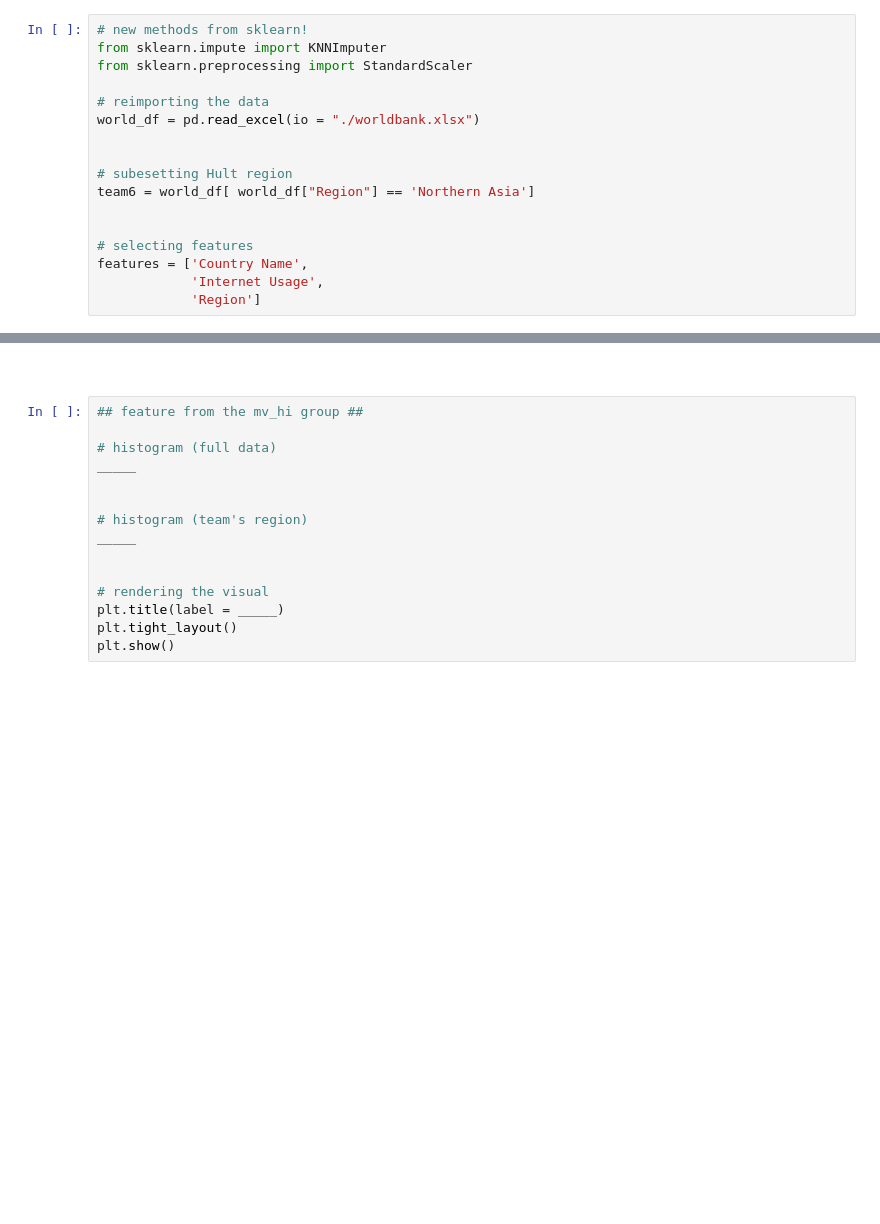
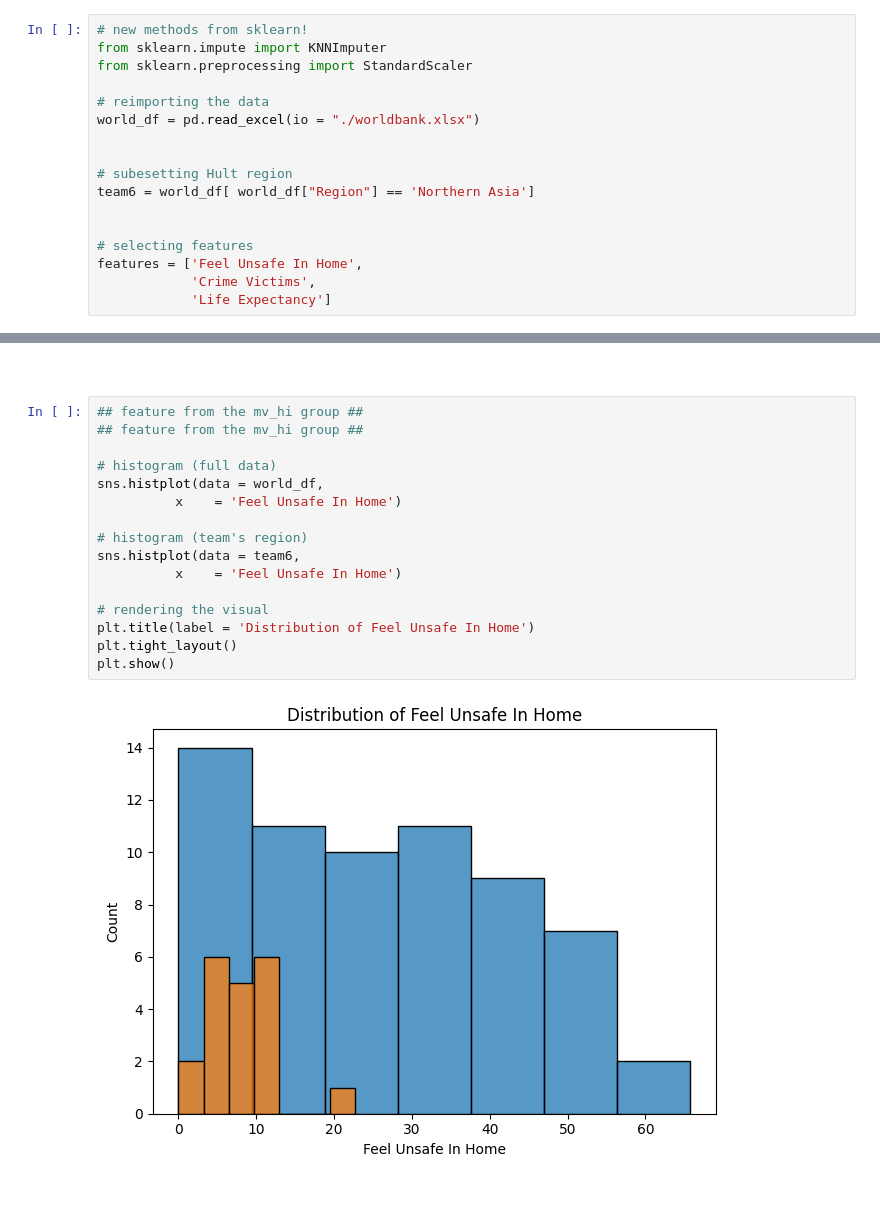
Before and after one commit to TichaonaDamis/Missing-Value-Analysis-and-Imputation-using-Python, a Jupyter notebook: Template - Missing Value Analysis and Imputation (1).ipynb, the cells around one changed output, grey strips where cells are left out. Saved outputs shown, nothing was run; the diff lists cells and outputs as text; blank space fills up the shorter version.

```diff
--- a/Template - Missing Value Analysis and Imputation (1).ipynb
+++ b/Template - Missing Value Analysis and Imputation (1).ipynb
@@ -633,6 +641,6 @@ team6 = world_df[ world_df["Region"] == 'Northern Asia']
 
 
 # selecting features
-features = ['Country Name',
-            'Internet Usage',
-            'Region']
+features = ['Feel Unsafe In Home',
+            'Crime Victims',
+            'Life Expectancy']
@@ -663,20 +687,23 @@ team6[features]
 # %% [markdown]
 <br>
 # %%
+## feature from the mv_hi group ##
 ## feature from the mv_hi group ##
 
 # histogram (full data)
-_____
-
+sns.histplot(data = world_df,
+          x    = 'Feel Unsafe In Home')
 
 # histogram (team's region)
-_____
-
+sns.histplot(data = team6,
+          x    = 'Feel Unsafe In Home')
 
 # rendering the visual
-plt.title(label = _____)
+plt.title(label = 'Distribution of Feel Unsafe In Home')
 plt.tight_layout()
 plt.show()
+# %% [output]
+[figure, added]
 # %% [markdown]
 <br>
 # %%
```
Also changed, not shown: parts of 10 cells of this notebook.
